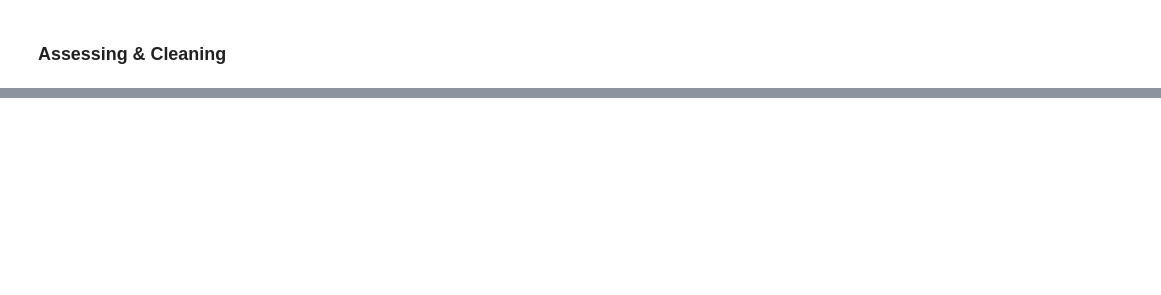
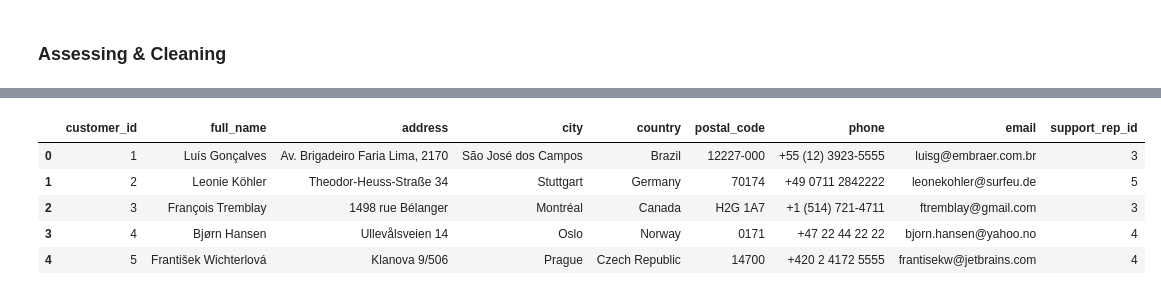
Before and after one commit to barastrong/Inkubasi, a Jupyter notebook: notebook.ipynb, the cells around one changed output, grey strips where cells are left out. Saved outputs shown, nothing was run; the diff lists cells and outputs as text; code cells hidden in the pictures; blank space fills up the shorter version.

```diff
--- a/notebook.ipynb
+++ b/notebook.ipynb
@@ -40,0 +133,13 @@ engine = create_engine(uri)
+# %%
+df_customer = df_customer.drop(df_customer[['first_name', 'last_name']], axis=1)
+# %%
+df_customer.insert(1, 'full_name', df_customer.pop('full_name'))
+# %%
+df_customer.head()
+# %% [output]
+|  | customer_id | full_name | address | city | country | postal_code | phone | email | support_rep_id |
+| 0 | 1 | Luís Gonçalves | Av. Brigadeiro Faria Lima, 2170 | São José dos Campos | Brazil | 12227-000 | +55 (12) 3923-5555 | luisg@embraer.com.br | 3 |
+| 1 | 2 | Leonie Köhler | Theodor-Heuss-Straße 34 | Stuttgart | Germany | 70174 | +49 0711 2842222 | leonekohler@surfeu.de | 5 |
+| 2 | 3 | François Tremblay | 1498 rue Bélanger | Montréal | Canada | H2G 1A7 | +1 (514) 721-4711 | ftremblay@gmail.com | 3 |
+| 3 | 4 | Bjørn Hansen | Ullevålsveien 14 | Oslo | Norway | 0171 | +47 22 44 22 22 | bjorn.hansen@yahoo.no | 4 |
+| 4 | 5 | František Wichterlová | Klanova 9/506 | Prague | Czech Republic | 14700 | +420 2 4172 5555 | frantisekw@jetbrains.com | 4 |
```
Also changed, not shown: parts of 10 cells of this notebook.
